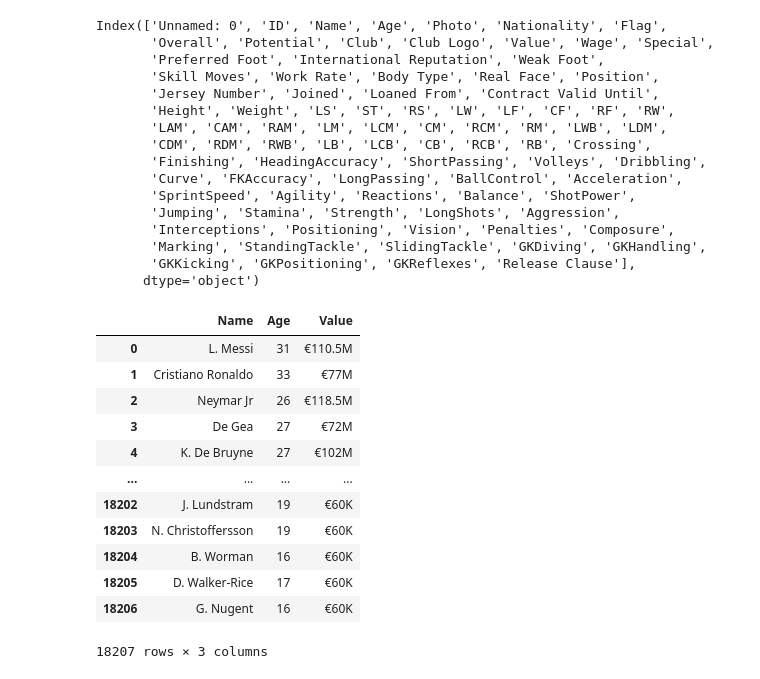
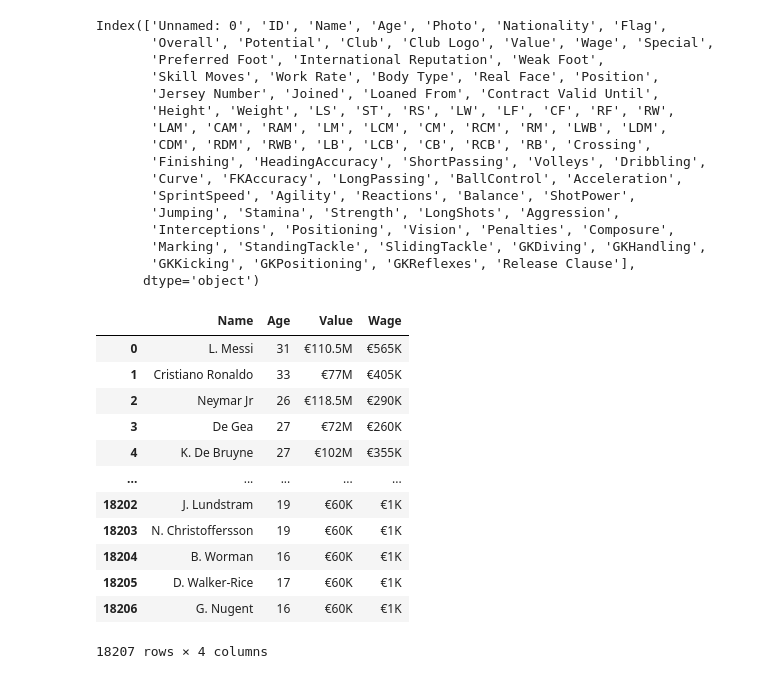
Before and after one commit to TR-1000/Machine-Learning-and-Data-Science, a Jupyter notebook: fifa_19/soccer.ipynb, the cells around one changed output. Saved outputs shown, nothing was run; the diff lists cells and outputs as text; code cells hidden in the pictures.

Commit message:
Created new dataframe for player wage and value

```diff
--- a/fifa_19/soccer.ipynb
+++ b/fifa_19/soccer.ipynb
@@ -86,19 +86,21 @@ Index(['Unnamed: 0', 'ID', 'Name', 'Age', 'Photo', 'Nationality', 'Flag',
        'Marking', 'StandingTackle', 'SlidingTackle', 'GKDiving', 'GKHandling',
        'GKKicking', 'GKPositioning', 'GKReflexes', 'Release Clause'],
       dtype='object')
-# %%
-df[["Name","Age","Value"]]
-# %% [output]
-|  | Name | Age | Value |
-| 0 | L. Messi | 31 | €110.5M |
-| 1 | Cristiano Ronaldo | 33 | €77M |
-| 2 | Neymar Jr | 26 | €118.5M |
-| 3 | De Gea | 27 | €72M |
-| 4 | K. De Bruyne | 27 | €102M |
-| ... | ... | ... | ... |
-| 18202 | J. Lundstram | 19 | €60K |
-| 18203 | N. Christoffersson | 19 | €60K |
-| 18204 | B. Worman | 16 | €60K |
-| 18205 | D. Walker-Rice | 17 | €60K |
-| 18206 | G. Nugent | 16 | €60K |
-18207 rows × 3 columns
+# %%
+# df[["Name","Age","Value","Wage"]]
+value_df = pd.DataFrame(df[["Name","Age","Value","Wage"]])
+value_df
+# %% [output]
+|  | Name | Age | Value | Wage |
+| 0 | L. Messi | 31 | €110.5M | €565K |
+| 1 | Cristiano Ronaldo | 33 | €77M | €405K |
+| 2 | Neymar Jr | 26 | €118.5M | €290K |
+| 3 | De Gea | 27 | €72M | €260K |
+| 4 | K. De Bruyne | 27 | €102M | €355K |
+| ... | ... | ... | ... | ... |
+| 18202 | J. Lundstram | 19 | €60K | €1K |
+| 18203 | N. Christoffersson | 19 | €60K | €1K |
+| 18204 | B. Worman | 16 | €60K | €1K |
+| 18205 | D. Walker-Rice | 17 | €60K | €1K |
+| 18206 | G. Nugent | 16 | €60K | €1K |
+18207 rows × 4 columns
```
Also changed, not shown: parts of 4 cells of this notebook.
